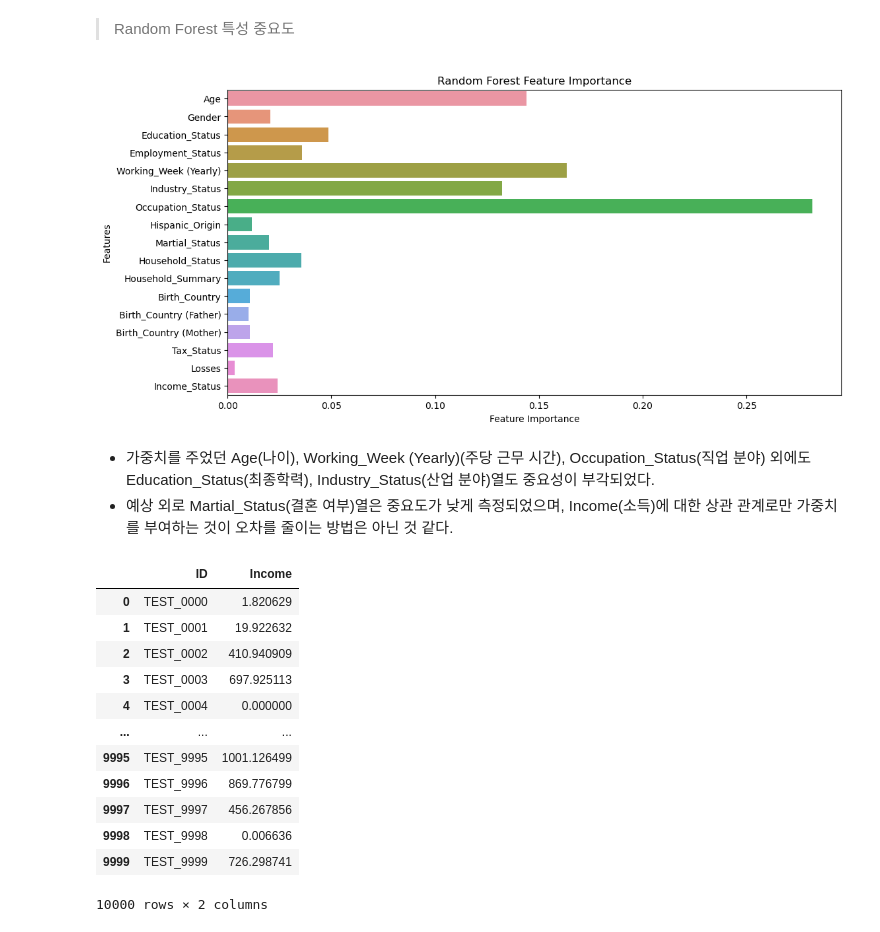
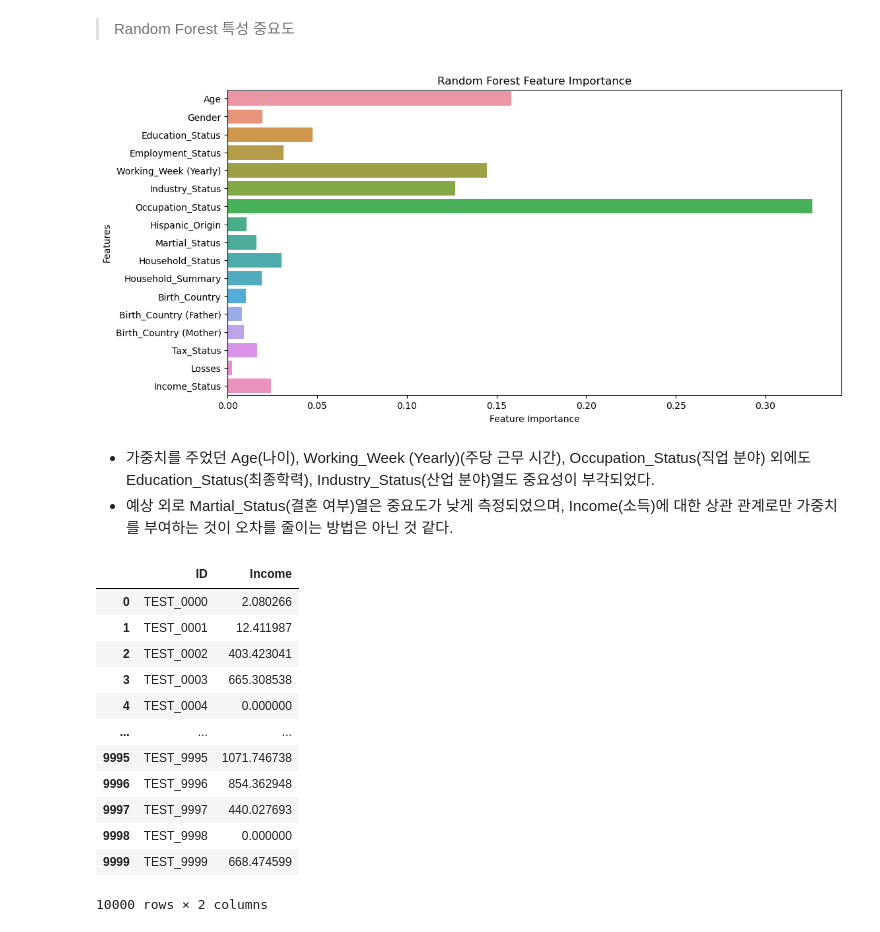
Before and after one commit to madcoww/Income-Predict, a Jupyter notebook: IncomePre.ipynb, the cells around one changed output. Cells and saved outputs as stored; diff of their text form; code cells hidden in the pictures.

```diff
--- a/IncomePre.ipynb
+++ b/IncomePre.ipynb
@@ -293,26 +293,28 @@ X = train.drop(['Income', 'Race', 'Citizenship', 'Gains', 'Dividends'], axis=1)
 # 학습 데이터셋과 테스트 데이터셋으로 분할
 X_train, X_test, y_train, y_test = train_test_split(X, y, test_size=0.2, random_state=42)
 
-# 랜덤포레스트 회귀 모델 생성
+# 랜덤포레스트 모델
 rf_reg = RandomForestRegressor(random_state=42)
 
 # 가중치 설정
 sample_weights = np.ones(len(X_train))  # 기본 가중치로 초기화
 
 sample_weights[X_train['Age']] = 2.0
-sample_weights[X_train['Working_Week (Yearly)']] = 3.0
-sample_weights[X_train['Occupation_Status']] = 3.0
+sample_weights[X_train['Working_Week (Yearly)']] = 2.0
+sample_weights[X_train['Occupation_Status']] = 2.0
 sample_weights[X_train['Martial_Status']] = 2.0
 
 
 # 탐색할 하이퍼파라미터 설정
 param_grid = {
-    'n_estimators': [200, 250, 300],
+    'n_estimators': [100, 200, 300],
     'min_samples_leaf': [5, 7, 9],
     'max_depth': [10, 20, 30],
     'min_samples_split': [2, 5, 7],
-    'max_features': ['auto', 'sqrt', 'log2']
+    'max_features': [4, 5]
+
 }
+# 'max_features': ['auto', 'sqrt', 'log2']
 
 # 그리드 서치 객체 생성 (병렬 처리 추가)
 grid_search = GridSearchCV(estimator=rf_reg, param_grid=param_grid,
@@ -325,7 +327,7 @@ grid_search.fit(X_train, y_train, sample_weight=sample_weights)
 # 최적의 모델 출력
 print("Best parameters found:", grid_search.best_params_)
 
-# 최적의 모델을 테스트 데이터셋으로 평가
+# 예측
 best_model = grid_search.best_estimator_
 y_pred = best_model.predict(X_test)
 
@@ -417,29 +405,29 @@ plt.ylabel('Features')
 plt.title('Random Forest Feature Importance')
 plt.show()
 # %% [output]
-[figure, old version]
+[figure, new version]
 # %% [markdown]
 * 가중치를 주었던 Age(나이), Working_Week (Yearly)(주당 근무 시간), Occupation_Status(직업 분야) 외에도 Education_Status(최종학력), Industry_Status(산업 분야)열도 중요성이 부각되었다.
 * 예상 외로 Martial_Status(결혼 여부)열은 중요도가 낮게 측정되었으며, Income(소득)에 대한 상관 관계로만 가중치를 부여하는 것이 오차를 줄이는 방법은 아닌 것 같다.
 # %%
 test.drop(['Race', 'Citizenship', 'Gains', 'Dividends'], axis=1, inplace=True)
 
 preds = best_model.predict(test)
 
 submission1 = pd.read_csv('./sample_submission.csv')
-submission1['Income'] = preds
+submission1['Income'] = abs(preds)
 submission1
 # %% [output]
 |  | ID | Income |
-| 0 | TEST_0000 | 1.820629 |
-| 1 | TEST_0001 | 19.922632 |
-| 2 | TEST_0002 | 410.940909 |
-| 3 | TEST_0003 | 697.925113 |
+| 0 | TEST_0000 | 2.080266 |
+| 1 | TEST_0001 | 12.411987 |
+| 2 | TEST_0002 | 403.423041 |
+| 3 | TEST_0003 | 665.308538 |
 | 4 | TEST_0004 | 0.000000 |
 | ... | ... | ... |
-| 9995 | TEST_9995 | 1001.126499 |
-| 9996 | TEST_9996 | 869.776799 |
-| 9997 | TEST_9997 | 456.267856 |
-| 9998 | TEST_9998 | 0.006636 |
-| 9999 | TEST_9999 | 726.298741 |
+| 9995 | TEST_9995 | 1071.746738 |
+| 9996 | TEST_9996 | 854.362948 |
+| 9997 | TEST_9997 | 440.027693 |
+| 9998 | TEST_9998 | 0.000000 |
+| 9999 | TEST_9999 | 668.474599 |
 10000 rows × 2 columns
```
Also changed, not shown: parts of 16 cells of this notebook.
